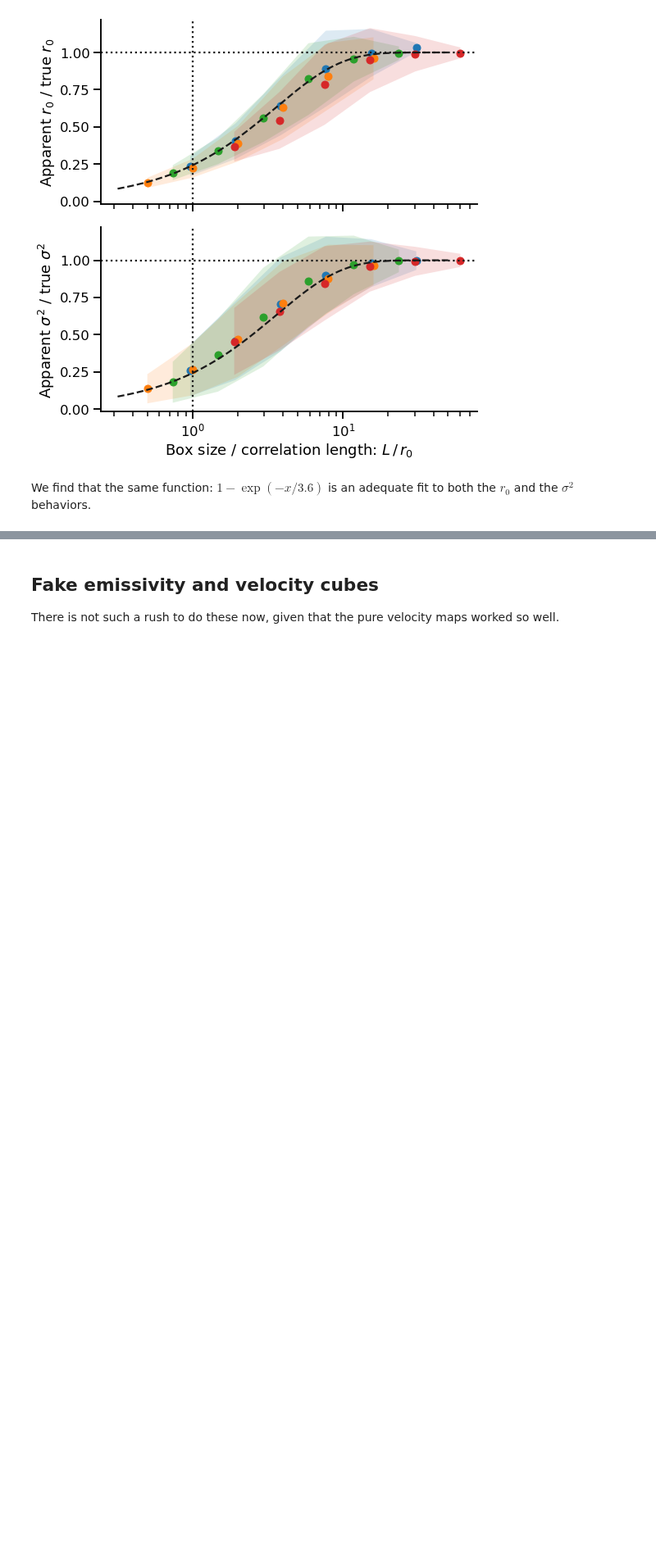
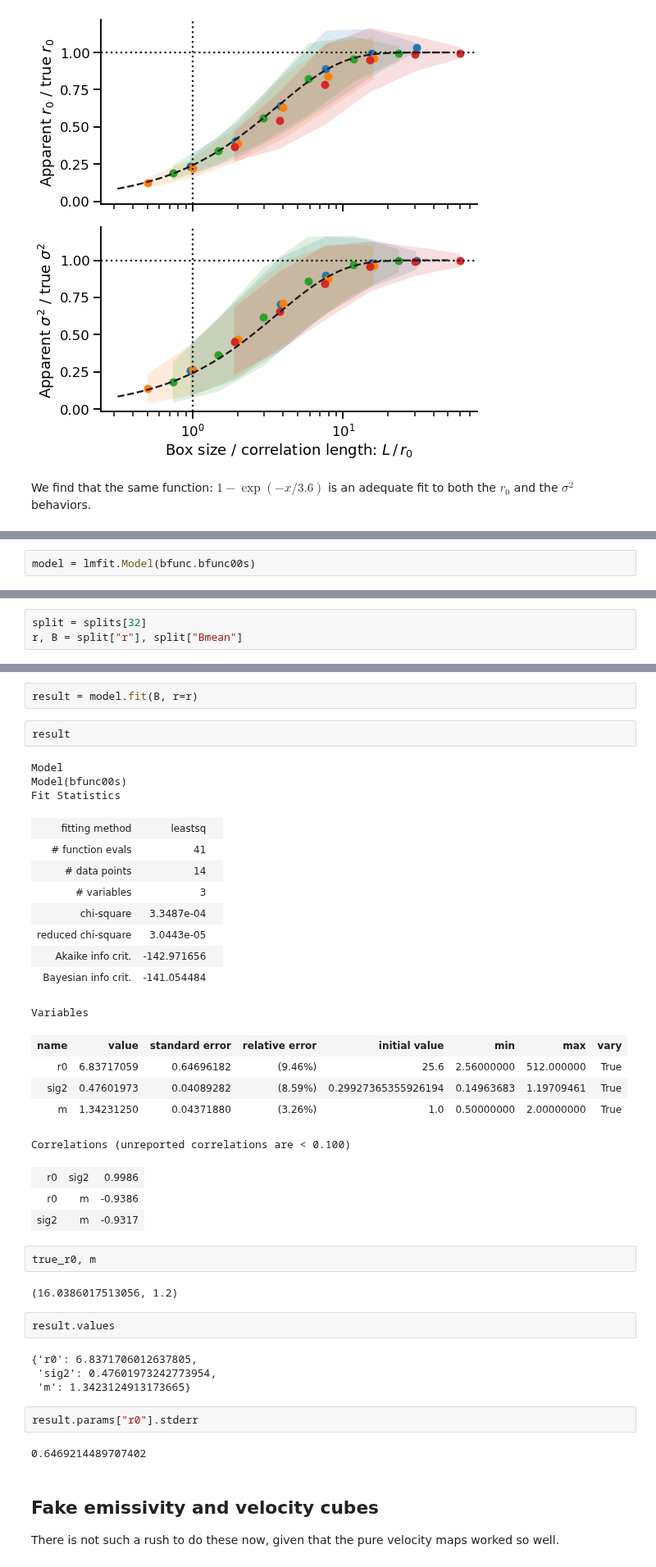
Before and after one commit to JavGVastro/PhD.Paper, a Jupyter notebook: Fake-Maps/fake-maps-finite.ipynb, the cells around one changed output, grey strips where cells are left out. Shown at 82% size. Saved outputs shown, nothing was run; the diff lists cells and outputs as text; blank space fills up the shorter version.

```diff
--- a/Fake-Maps/fake-maps-finite.ipynb
+++ b/Fake-Maps/fake-maps-finite.ipynb
@@ -626,0 +834,2 @@ We find that the same function: $1 - \exp(-x / 3.6)$ is an adequate fit to both
+# %%
+model = lmfit.Model(bfunc.bfunc00s)
@@ -626,0 +840,3 @@ We find that the same function: $1 - \exp(-x / 3.6)$ is an adequate fit to both
+# %%
+split = splits[32]
+r, B = split["r"], split["Bmean"]
@@ -627,3 +852,42 @@ We find that the same function: $1 - \exp(-x / 3.6)$ is an adequate fit to both
+# %%
+result = model.fit(B, r=r)
+# %%
+result
+# %% [output]
+Model
+Model(bfunc00s)
+Fit Statistics
+| fitting method | leastsq |  |
+| # function evals | 41 |  |
+| # data points | 14 |  |
+| # variables | 3 |  |
+| chi-square | 3.3487e-04 |  |
+| reduced chi-square | 3.0443e-05 |  |
+| Akaike info crit. | -142.971656 |  |
+| Bayesian info crit. | -141.054484 |  |
+Variables
+| name | value | standard error | relative error | initial value | min | max | vary |
+| r0 | 6.83717059 | 0.64696182 | (9.46%) | 25.6 | 2.56000000 | 512.000000 | True |
+| sig2 | 0.47601973 | 0.04089282 | (8.59%) | 0.29927365355926194 | 0.14963683 | 1.19709461 | True |
+| m | 1.34231250 | 0.04371880 | (3.26%) | 1.0 | 0.50000000 | 2.00000000 | True |
+Correlations (unreported correlations are < 0.100)
+| r0 | sig2 | 0.9986 |
+| r0 | m | -0.9386 |
+| sig2 | m | -0.9317 |
+# %%
+true_r0, m
+# %% [output]
+(16.0386017513056, 1.2)
+# %%
+result.values
+# %% [output]
+{'r0': 6.8371706012637805,
+ 'sig2': 0.47601973242773954,
+ 'm': 1.3423124913173665}
+# %%
+result.params["r0"].stderr
+# %% [output]
+0.6469214489707402
 # %% [markdown]
 ## Fake emissivity and velocity cubes
 
```
Also changed, not shown: parts of 17 cells of this notebook, 2 other files.
